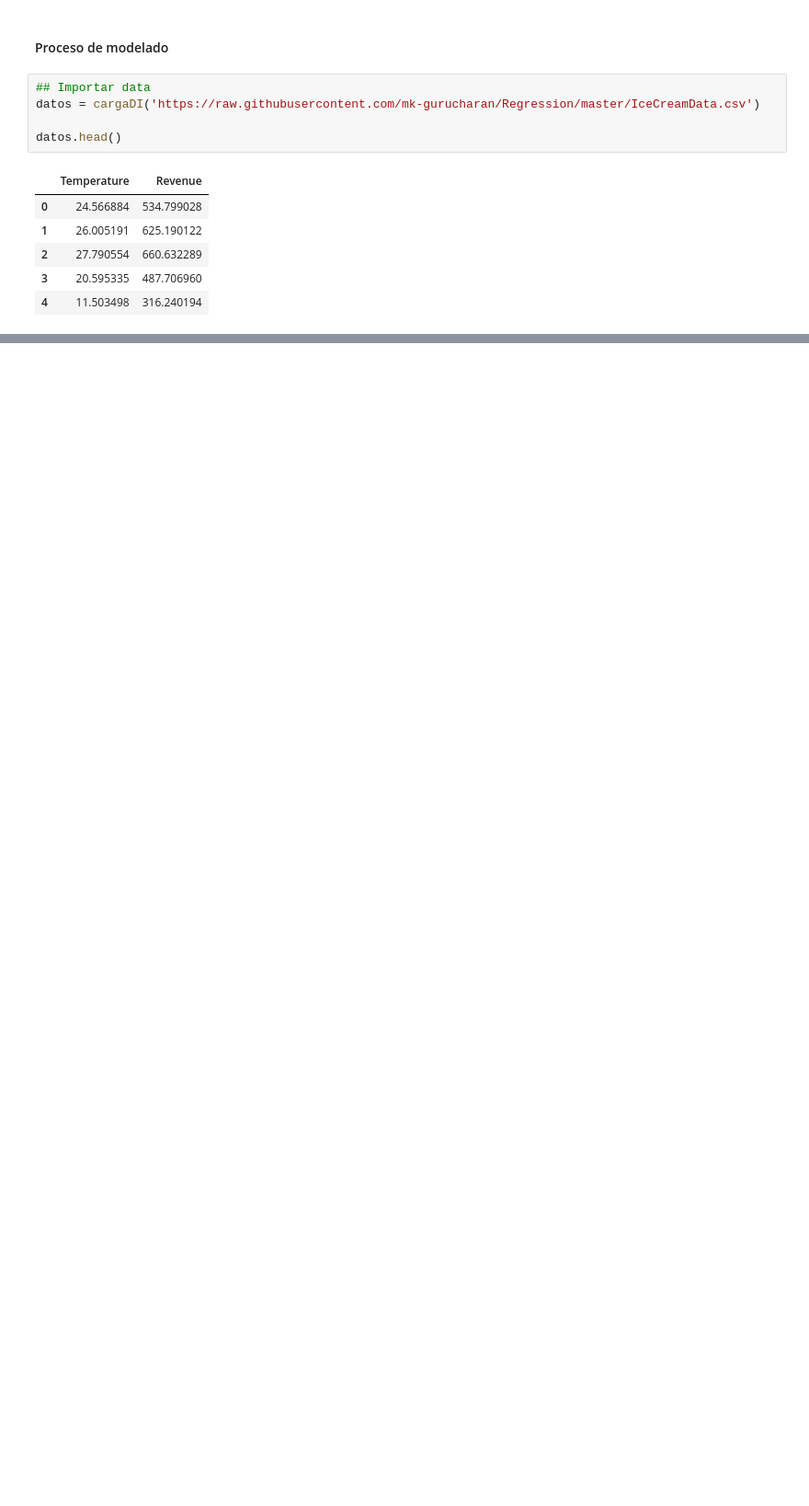
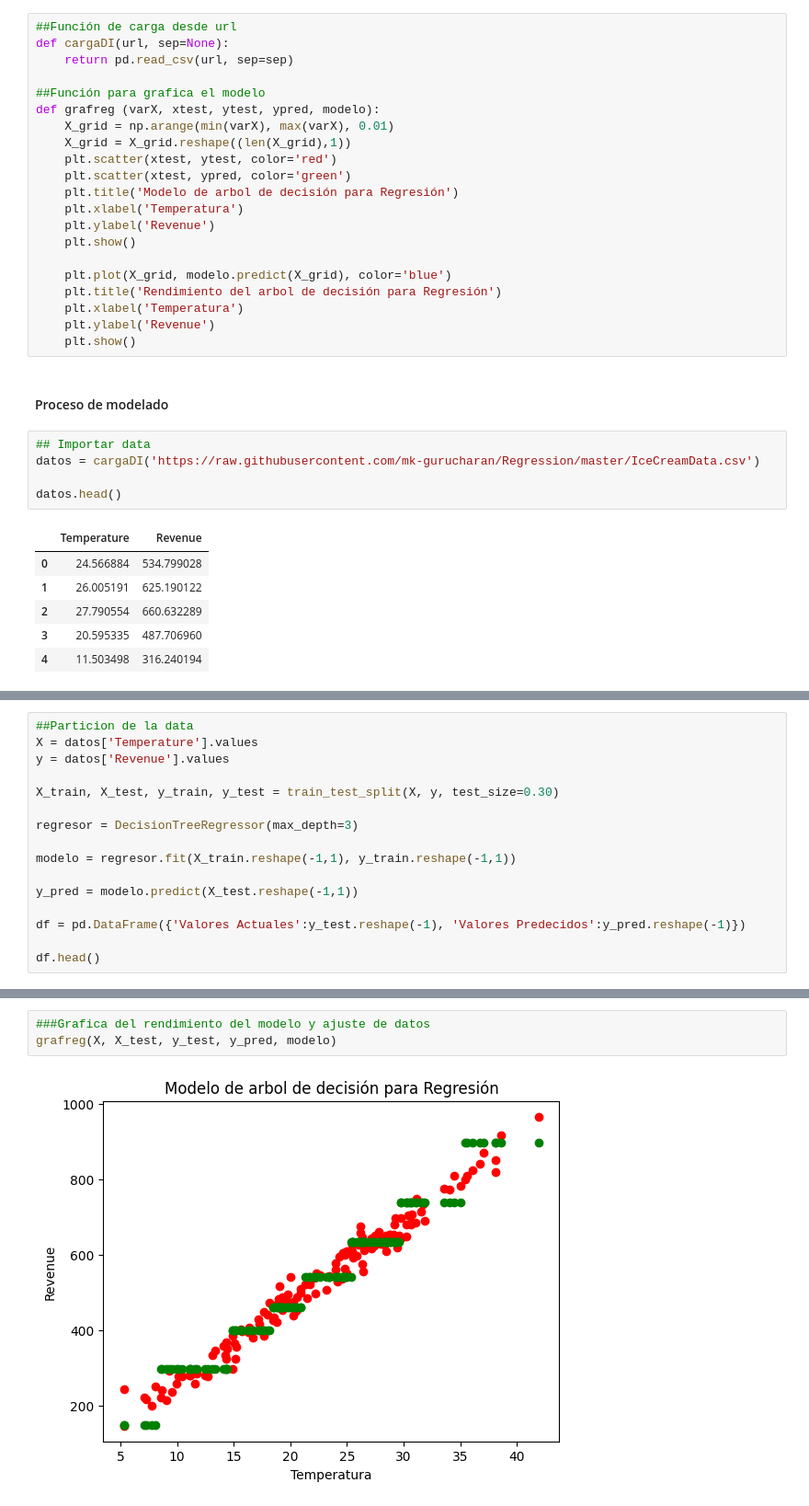
Before and after one commit to jaquimbayoc8/DiplomadoMLA2023, a Jupyter notebook: 4. ArbolDecisionRegresion/ArbolInicial.ipynb, the cells around one changed output, grey strips where cells are left out. Shown at 92% size. Drawn from its saved outputs; the diff is of its cells as text; blank space fills up the shorter version.

Commit message:
arbol de decision

```diff
--- a/4. ArbolDecisionRegresion/ArbolInicial.ipynb
+++ b/4. ArbolDecisionRegresion/ArbolInicial.ipynb
@@ -30,3 +26,24 @@ def cargaDI(url, sep=None):
+# %%
+##Función de carga desde url
+def cargaDI(url, sep=None):
+    return pd.read_csv(url, sep=sep)
+
+##Función para grafica el modelo
+def grafreg (varX, xtest, ytest, ypred, modelo):
+    X_grid = np.arange(min(varX), max(varX), 0.01)
+    X_grid = X_grid.reshape((len(X_grid),1))
+    plt.scatter(xtest, ytest, color='red')
+    plt.scatter(xtest, ypred, color='green')
+    plt.title('Modelo de arbol de decisión para Regresión')
+    plt.xlabel('Temperatura')
+    plt.ylabel('Revenue')
+    plt.show()
+
+    plt.plot(X_grid, modelo.predict(X_grid), color='blue')
+    plt.title('Rendimiento del arbol de decisión para Regresión')
+    plt.xlabel('Temperatura')
+    plt.ylabel('Revenue')
+    plt.show()
 # %% [markdown]
 #### Proceso de modelado
 # %%
@@ -43,0 +63,16 @@ datos.head()
+# %%
+##Particion de la data
+X = datos['Temperature'].values
+y = datos['Revenue'].values
+
+X_train, X_test, y_train, y_test = train_test_split(X, y, test_size=0.30)
+
+regresor = DecisionTreeRegressor(max_depth=3)
+
+modelo = regresor.fit(X_train.reshape(-1,1), y_train.reshape(-1,1))
+
+y_pred = modelo.predict(X_test.reshape(-1,1))
+
+df = pd.DataFrame({'Valores Actuales':y_test.reshape(-1), 'Valores Predecidos':y_pred.reshape(-1)})
+
+df.head()
@@ -43,0 +86,5 @@ datos.head()
+# %%
+###Grafica del rendimiento del modelo y ajuste de datos
+grafreg(X, X_test, y_test, y_pred, modelo)
+# %% [output]
+[figure, added]
```
Also changed, not shown: parts of 9 cells of this notebook.
